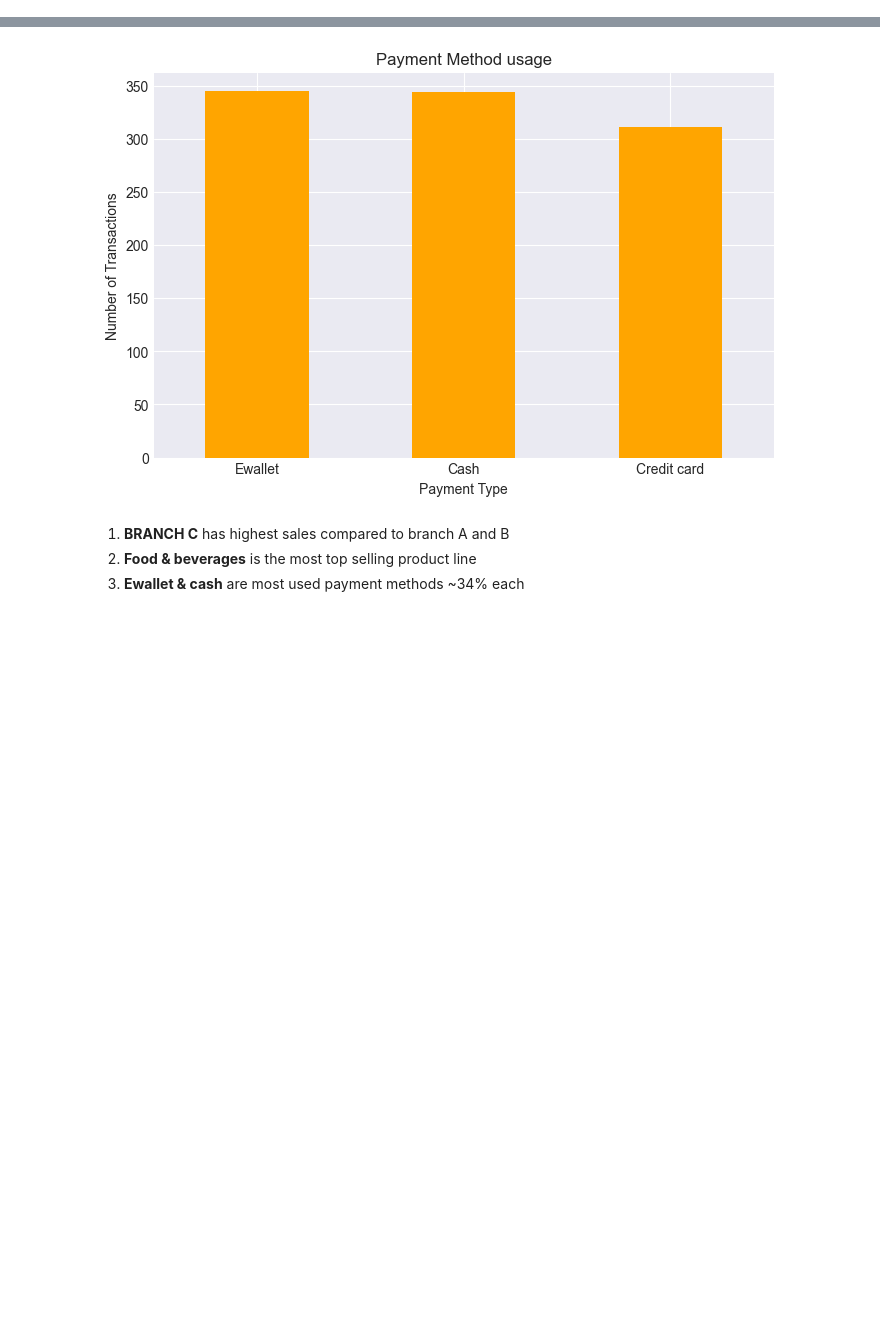
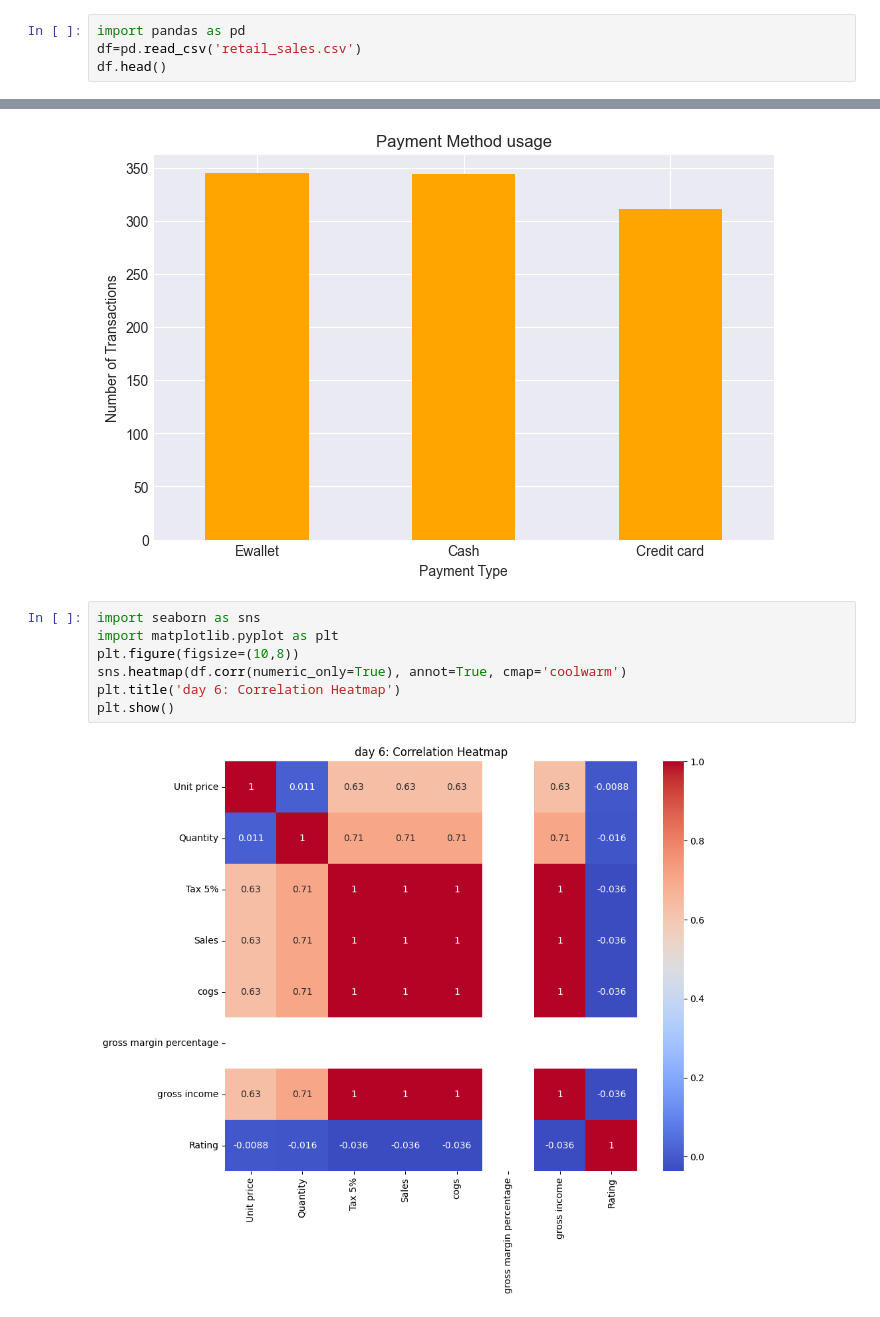
Before and after one commit to khansaquib765-crypto/OIBSIB1, a Jupyter notebook: TASK 1_EDA_RETAIL/saquib khan_task1.ipynb, the cells around one changed output, grey strips where cells are left out. Drawn from its saved outputs; the diff is of its cells as text; blank space fills up the shorter version.

Commit message:
day 6:ADD CORRELATION HEATMAP AND INSIGHTS

```diff
--- a/TASK 1_EDA_RETAIL/saquib khan_task1.ipynb
+++ b/TASK 1_EDA_RETAIL/saquib khan_task1.ipynb
@@ -11,0 +23,4 @@ df.head()
+# %%
+import pandas as pd
+df=pd.read_csv('retail_sales.csv')
+df.head()
@@ -196,7 +218,12 @@ plt.xticks(rotation=0)
 plt.show()
 # %% [output]
 [figure]
-# %% [markdown]
-1. **BRANCH C** has highest sales compared to branch A and B
-2. **Food & beverages** is the most top selling product line
-3. **Ewallet & cash** are most used payment methods ~34% each
+# %%
+import seaborn as sns
+import matplotlib.pyplot as plt
+plt.figure(figsize=(10,8))
+sns.heatmap(df.corr(numeric_only=True), annot=True, cmap='coolwarm')
+plt.title('day 6: Correlation Heatmap')
+plt.show()
+# %% [output]
+[figure, added]
```
Also changed, not shown: parts of 4 cells of this notebook.
